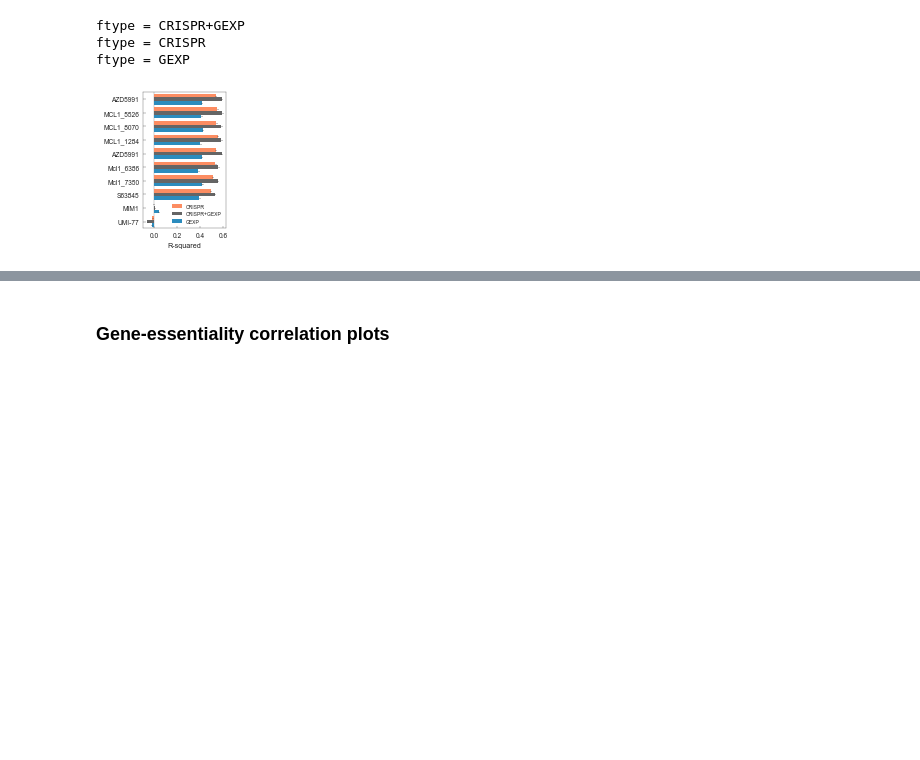
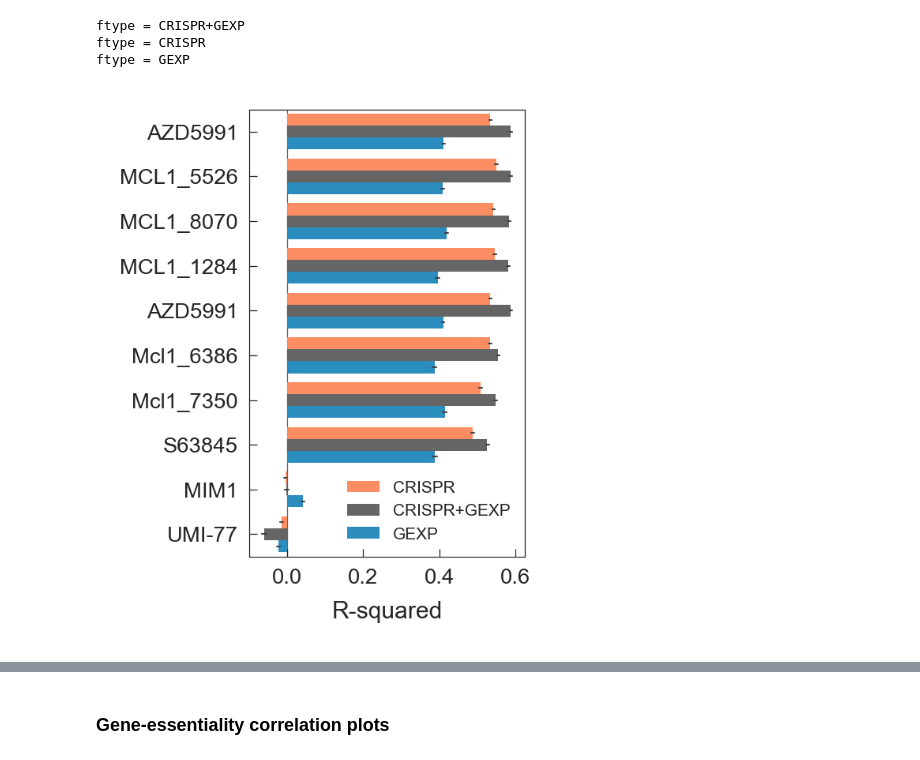
Before and after one commit to EmanuelGoncalves/dtrace, a Jupyter notebook: notebooks/4.TargetHit.ipynb, the cells around one changed output, grey strips where cells are left out. Drawn from its saved outputs; the diff is of its cells as text; code cells hidden in the pictures; blank space fills up the shorter version.

```diff
--- a/notebooks/4.TargetHit.ipynb
+++ b/notebooks/4.TargetHit.ipynb
@@ -113,9 +113,9 @@ ftype = CRISPR+GEXP
 ftype = CRISPR
 ftype = GEXP
 # %%
+plt.figure(figsize=(1.5, 2.5), dpi=300)
 hit.predict_r2_barplot(drug_lms)
-plt.gcf().set_size_inches(1.5, 2.5)
 plt.savefig(f"{rpath}/hit_rsqaured_barplot.pdf", bbox_inches="tight", transparent=True)
 # %% [output]
-[figure, old version]
+[figure, new version]
 # %%
```
Also changed, not shown: parts of 10 cells of this notebook, 13 other files.
